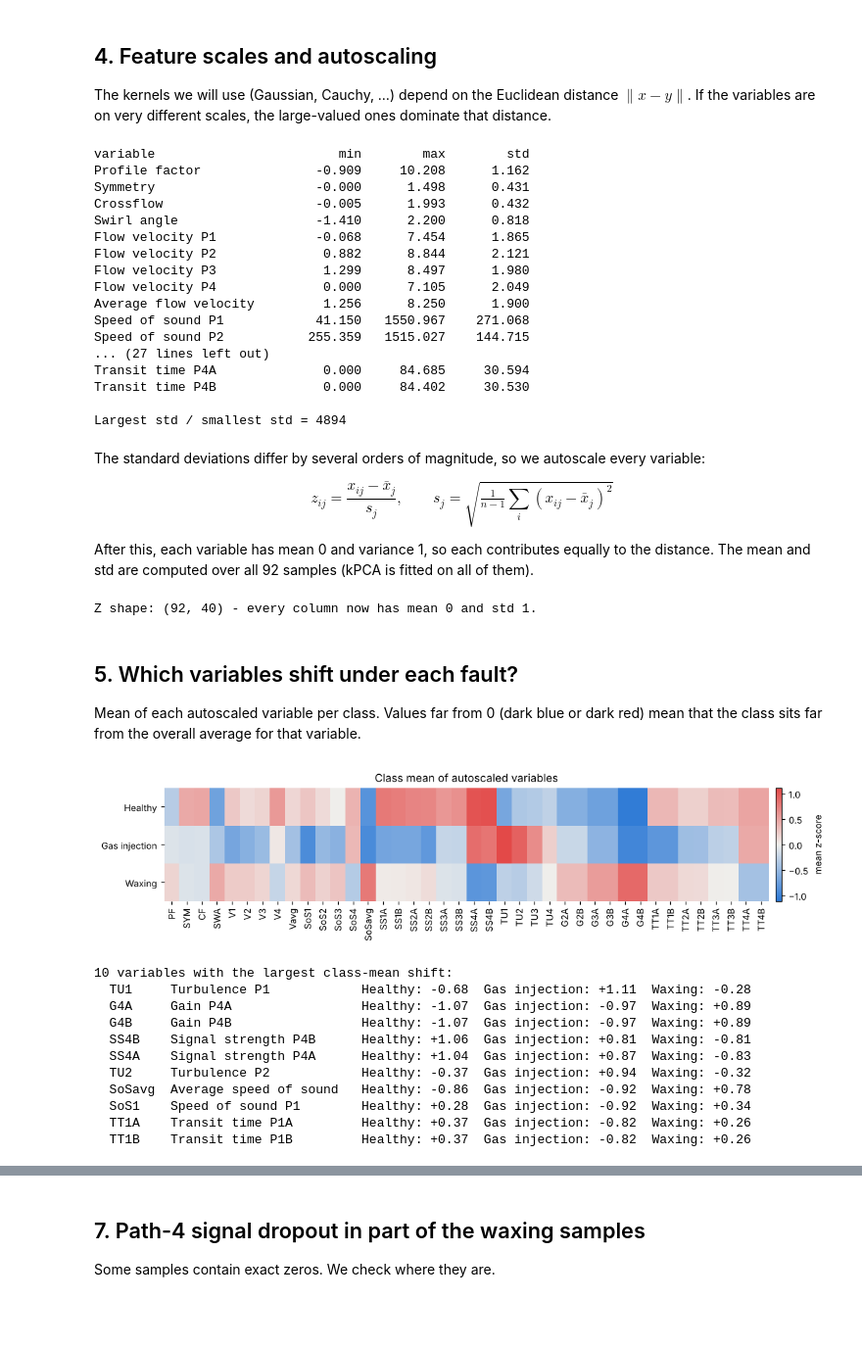
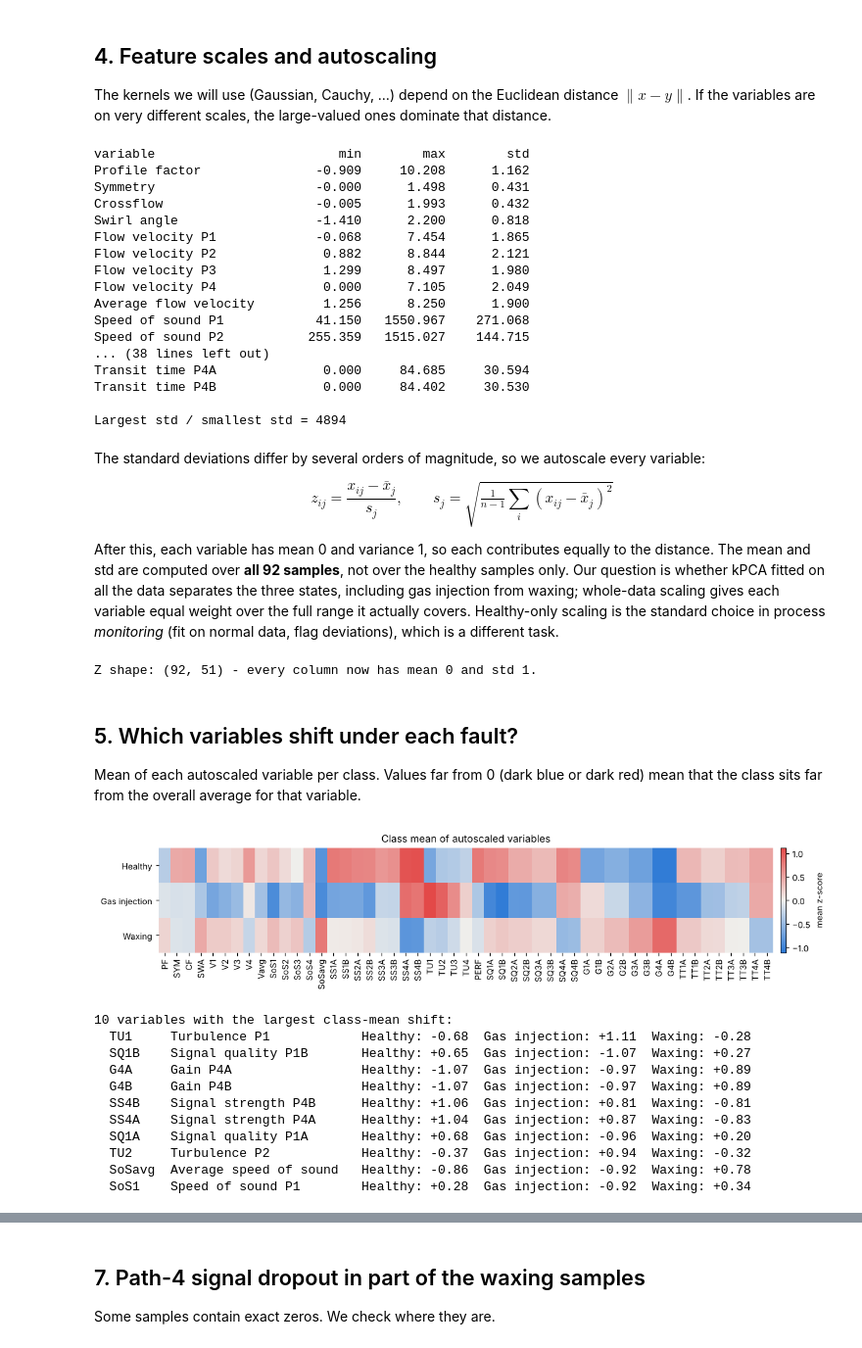
Before and after one commit to alisamiei2020/kPCA-flowmeter-diagnostics, a Jupyter notebook: main/01_data_exploration.ipynb, the cells around one changed output, grey strips where cells are left out. Shown at 98% size. Cells and saved outputs as stored; diff of their text form; code cells hidden in the pictures; blank space fills up the shorter version.

Commit message:
Keep all variables and scale over the whole data set

```diff
--- a/main/01_data_exploration.ipynb
+++ b/main/01_data_exploration.ipynb
@@ -81,0 +83,8 @@ separately later.
+# %%
+const_idx = kt.constant_columns(X_raw)
+keep_idx = np.setdiff1d(np.arange(X_raw.shape[1]), const_idx)
+X = X_raw[:, keep_idx]
+names_k, short_k = names[keep_idx], short[keep_idx]
+
+print("Constant over the whole data set:", [str(short[j]) for j in const_idx])
+print("Kept for kPCA:", X.shape[1], "variables")
@@ -82,9 +100,9 @@ separately later.
 # %%
-const_idx = kt.constant_columns(X_raw, y, cls=1)
+healthy_const = kt.constant_columns(X_raw[y == 1])
 
-print(f"{len(const_idx)} variables are constant in the healthy class:\n")
+print(f"{len(healthy_const)} variables take a single value in the healthy class:\n")
 print(f"{'#':>3} {'variable':<22} {'healthy':>8} | {'gas: min':>9} {'max':>7} {'#unique':>8} | {'wax: min':>9} {'max':>7} {'#unique':>8}")
-for j in const_idx:
+for j in healthy_const:
     h = X_raw[y == 1, j][0]
     g, w = X_raw[y == 2, j], X_raw[y == 3, j]
     print(f"{j + 1:>3} {names[j]:<22} {h:8.1f} | {g.min():9.1f} {g.max():7.1f} {np.unique(g).size:8d} "
@@ -142,7 +158,7 @@ Flow velocity P4              0.000      7.105      2.049
 Average flow velocity         1.256      8.250      1.900
 Speed of sound P1            41.150   1550.967    271.068
 Speed of sound P2           255.359   1515.027    144.715
-... (27 lines left out)
+... (38 lines left out)
 Transit time P4A              0.000     84.685     30.594
 Transit time P4B              0.000     84.402     30.530
 
@@ -153,7 +169,11 @@ The standard deviations differ by several orders of magnitude, so we autoscale e
 $$z_{ij} = \frac{x_{ij} - \bar{x}_j}{s_j}, \qquad s_j = \sqrt{\tfrac{1}{n-1}\textstyle\sum_i (x_{ij}-\bar{x}_j)^2}$$
 
 After this, each variable has mean 0 and variance 1, so each contributes equally to the distance.
-The mean and std are computed over all 92 samples (kPCA is fitted on all of them).
+The mean and std are computed over **all 92 samples**, not over the healthy samples only. Our question
+is whether kPCA fitted on all the data separates the three states, including gas injection from waxing;
+whole-data scaling gives each variable equal weight over the full range it actually covers.
+Healthy-only scaling is the standard choice in process *monitoring* (fit on normal data, flag deviations),
+which is a different task.
 # %%
 Z, mu, sigma = kt.zscore(X)
 
@@ -161,7 +181,7 @@ assert np.allclose(Z.mean(axis=0), 0)
 assert np.allclose(Z.std(axis=0, ddof=1), 1)
 print("Z shape:", Z.shape, "- every column now has mean 0 and std 1.")
 # %% [output]
-Z shape: (92, 40) - every column now has mean 0 and std 1.
+Z shape: (92, 51) - every column now has mean 0 and std 1.
 # %% [markdown]
 ## 5. Which variables shift under each fault?
 Mean of each autoscaled variable per class. Values far from 0 (dark blue or dark red) mean that
@@ -169,34 +189,34 @@ the class sits far from the overall average for that variable.
 # %%
 class_means = np.array([Z[y == c].mean(axis=0) for c in classes])
 vmax = np.abs(class_means).max()
 
-fig, ax = plt.subplots(figsize=(11, 2.6))
+fig, ax = plt.subplots(figsize=(12, 2.6))
 im = ax.imshow(class_means, cmap=kt.DIVERGING_CMAP, vmin=-vmax, vmax=vmax, aspect="auto")
 ax.set_yticks(range(len(classes)), [kt.CLASS_NAMES[c] for c in classes])
 ax.set_xticks(range(len(short_k)), short_k, rotation=90)
 ax.set_title("Class mean of autoscaled variables")
 ax.spines[:].set_visible(False)
 fig.colorbar(im, ax=ax, pad=0.01, label="mean z-score")
 fig.tight_layout()
 fig.savefig(f"{FIG_DIR}/m1_class_means_heatmap.png")
 plt.show()
 
 order = np.argsort(-np.abs(class_means).max(axis=0))[:10]
 print("10 variables with the largest class-mean shift:")
 for j in order:
     print(f"  {short_k[j]:<7} {names_k[j]:<24}", "  ".join(f"{kt.CLASS_NAMES[c]}: {m:+.2f}" for c, m in zip(classes, class_means[:, j])))
 # %% [output]
-[figure, old version]
+[figure, new version]
 10 variables with the largest class-mean shift:
   TU1     Turbulence P1            Healthy: -0.68  Gas injection: +1.11  Waxing: -0.28
+  SQ1B    Signal quality P1B       Healthy: +0.65  Gas injection: -1.07  Waxing: +0.27
   G4A     Gain P4A                 Healthy: -1.07  Gas injection: -0.97  Waxing: +0.89
   G4B     Gain P4B                 Healthy: -1.07  Gas injection: -0.97  Waxing: +0.89
   SS4B    Signal strength P4B      Healthy: +1.06  Gas injection: +0.81  Waxing: -0.81
   SS4A    Signal strength P4A      Healthy: +1.04  Gas injection: +0.87  Waxing: -0.83
+  SQ1A    Signal quality P1A       Healthy: +0.68  Gas injection: -0.96  Waxing: +0.20
   TU2     Turbulence P2            Healthy: -0.37  Gas injection: +0.94  Waxing: -0.32
   SoSavg  Average speed of sound   Healthy: -0.86  Gas injection: -0.92  Waxing: +0.78
   SoS1    Speed of sound P1        Healthy: +0.28  Gas injection: -0.92  Waxing: +0.34
-  TT1A    Transit time P1A         Healthy: +0.37  Gas injection: -0.82  Waxing: +0.26
-  TT1B    Transit time P1B         Healthy: +0.37  Gas injection: -0.82  Waxing: +0.26
 # %% [markdown]
 ## 6. Correlation between variables
```
Also changed, not shown: parts of 13 cells of this notebook, 4 other files.
